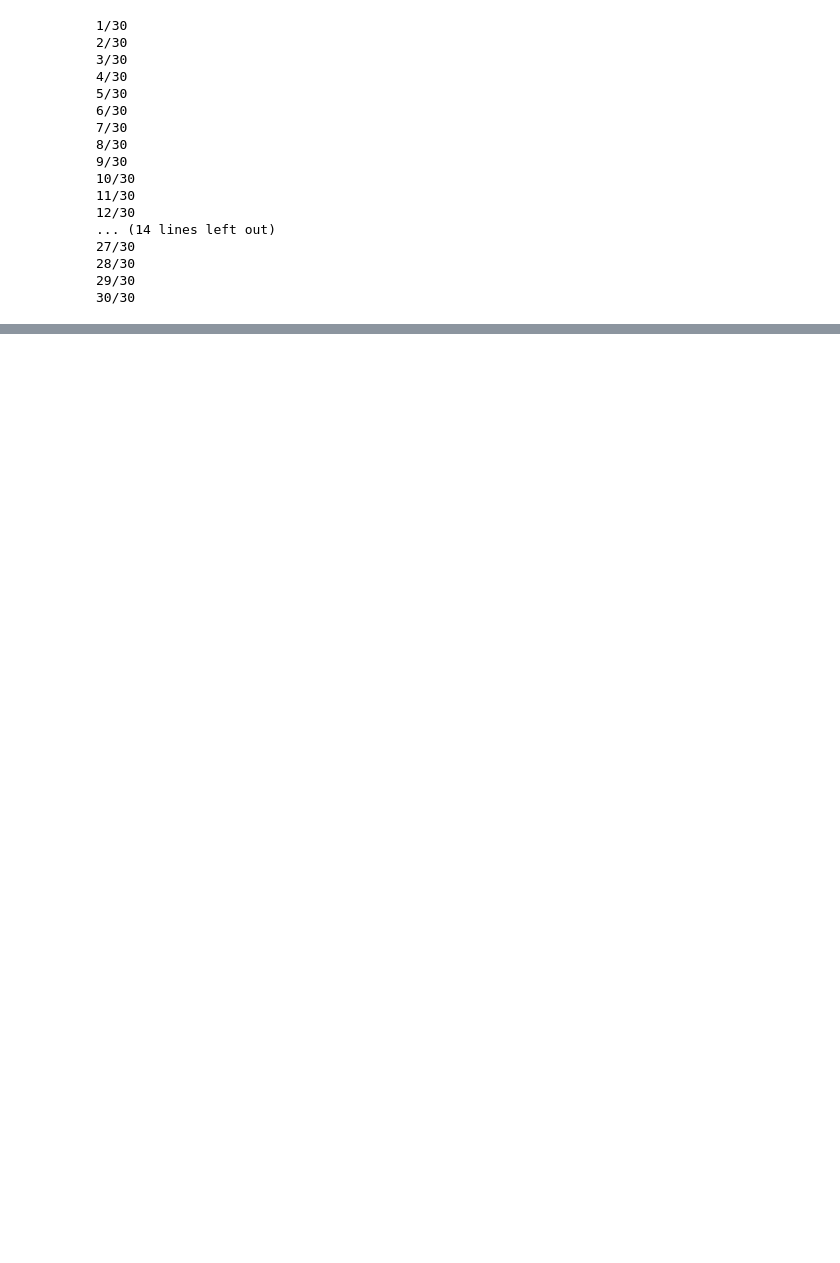
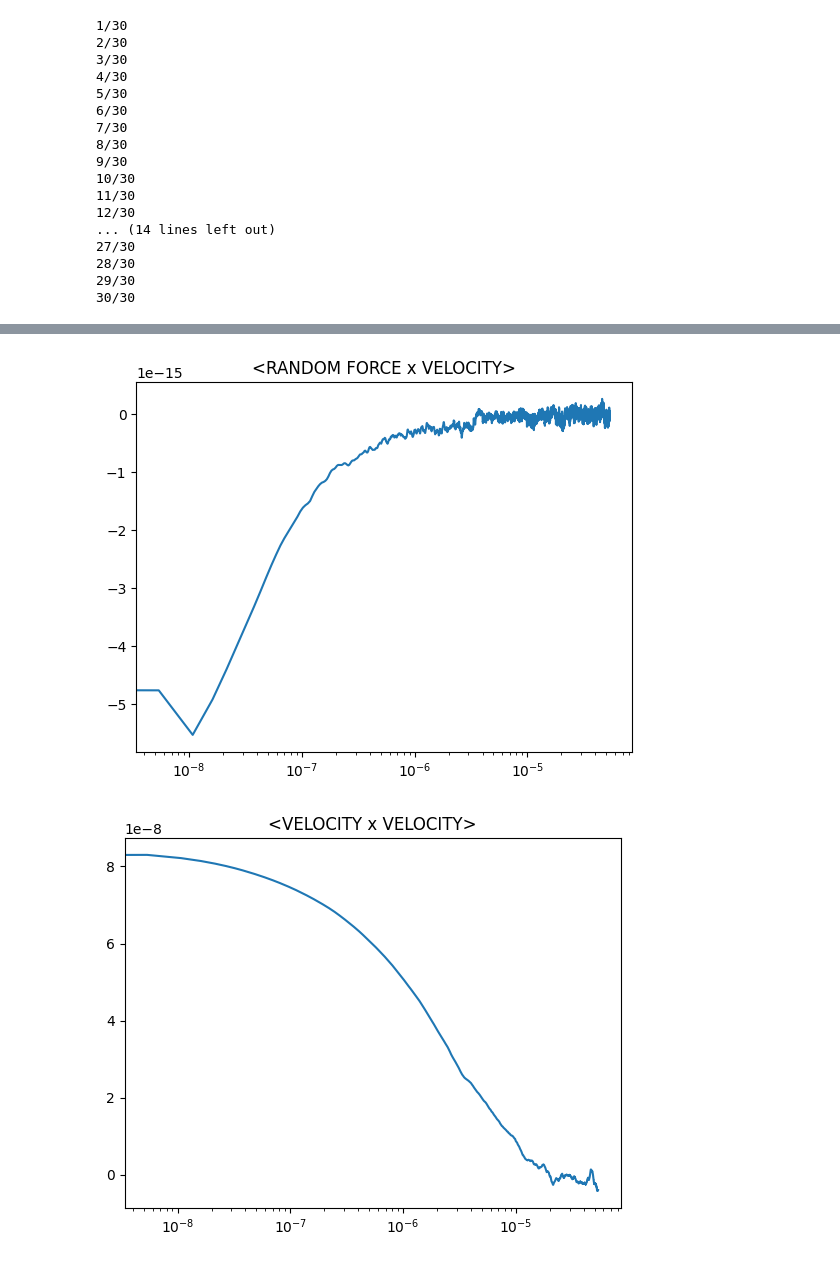
Before and after one commit to mcthumann/Brownian_Data_Analysis, a Jupyter notebook: scripts/history_for_lausanne.ipynb, the cells around one changed output, grey strips where cells are left out. Drawn from its saved outputs; the diff is of its cells as text; code cells hidden in the pictures; blank space fills up the shorter version.

```diff
--- a/scripts/history_for_lausanne.ipynb
+++ b/scripts/history_for_lausanne.ipynb
@@ -188,0 +326,34 @@ plt.show()
+# %%
+# Now Correlate R and V
+
+def cross_correlation(series1, series2, dt):
+    if(len(series1) != len(series2)):
+        print("series1 has " + str(len(series1)))
+        print("series2 has " + str(len(series2)))
+        return 0
+    n = len(series1)
+    cc = np.zeros(n)  # Allocate array for MSD
+    lag_times = np.arange(1, n, 1) * dt  # Calculate lag times
+
+    for tau in tqdm(np.array(range(1, n, 1))):
+        cc_tau = series1[tau:]*series2[:n - tau]
+        cc[tau] = np.mean(cc_tau)
+    cc[0] = 0
+    return cc, lag_times
+
+# This is the wrong thing as both are positive time - just to chekc
+r_cross_corr_v = cross_correlation(r_series, velocities, 1/fs_sim)
+# %%
+plt.plot(times[:10000], r_cross_corr_v[0][:10000])
+plt.title("<RANDOM FORCE x VELOCITY>")
+plt.xscale("log")
+plt.show()
+
+v_cross_corr_v = cross_correlation(velocities, velocities, 1/fs_sim)
+plt.plot(times[:10000], v_cross_corr_v[0][:10000])
+plt.title("<VELOCITY x VELOCITY>")
+plt.xscale("log")
+plt.show()
+# %% [output]
+[figure, added]
+[figure, added]
```
Also changed, not shown: parts of 9 cells of this notebook, 9 other files.
